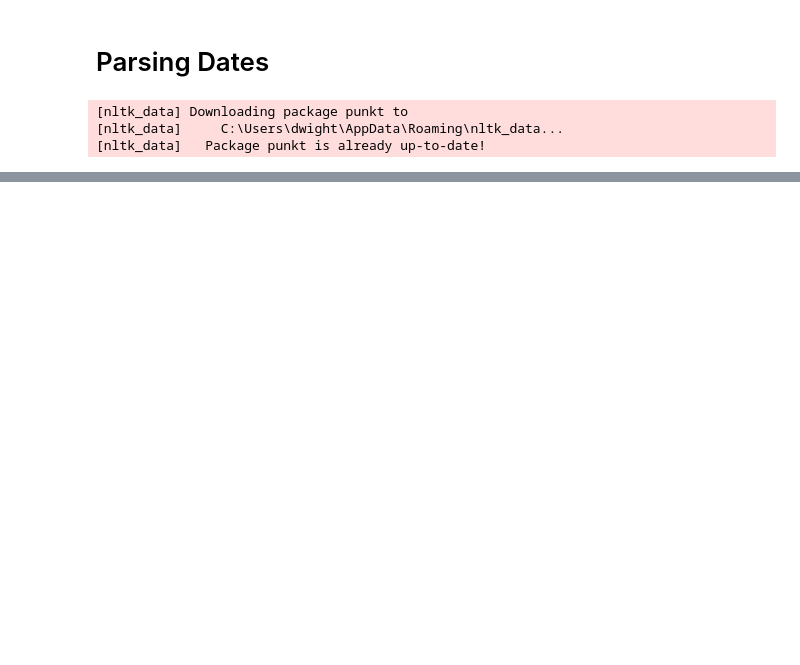
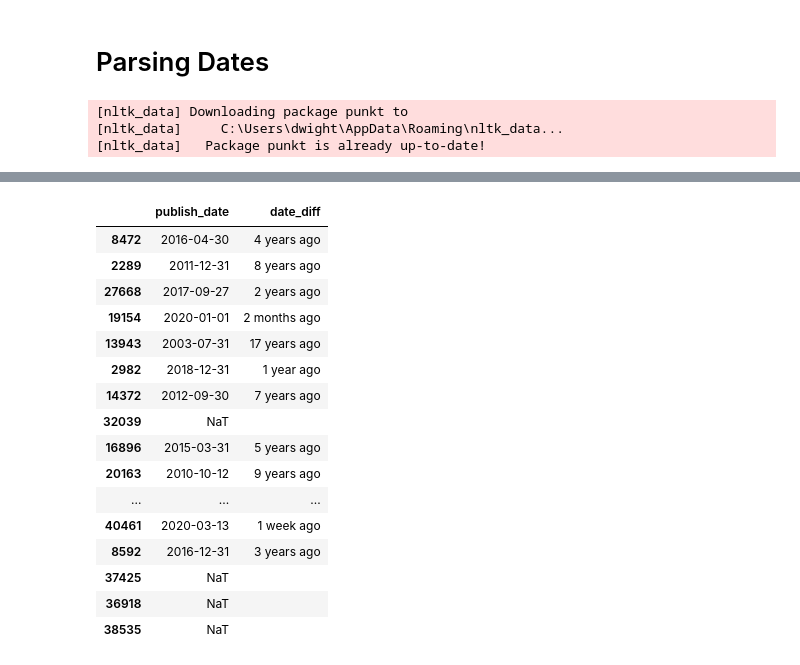
Before and after one commit to dgunning/cord19, a Jupyter notebook: parsing-dates.ipynb, the cells around one changed output, grey strips where cells are left out. Cells and saved outputs as stored; diff of their text form; code cells hidden in the pictures; blank space fills up the shorter version.

Commit message:
Add parsing of dates and date diff

```diff
--- a/parsing-dates.ipynb
+++ b/parsing-dates.ipynb
@@ -4,10 +4,13 @@
 %load_ext autoreload
 %autoreload 2
 from cord.cord19 import *
-from cord.core import parallel, ifnone
+from cord.core import parallel, ifnone, describe_dataframe
 import pandas as pd
+import numpy as np
+import pendulum
+MAX_ROWS = 2000
 pd.options.display.max_colwidth = 120
-pd.options.display.max_rows = 2000
+pd.options.display.max_rows = MAX_ROWS
 # %% [output]
 [nltk_data] Downloading package punkt to
 [nltk_data]     C:\Users\dwight\AppData\Roaming\nltk_data...
@@ -25,0 +37,2 @@ paper
+# %%
+metadata = ResearchPapers.load_metadata()
@@ -25,0 +166,2 @@ paper
+# %%
+research_papers = ResearchPapers.from_data_dir()
@@ -25,0 +181,20 @@ paper
+# %%
+research_papers.metadata.sample(2000)[['publish_date', 'date_diff']]
+# %% [output]
+|  | publish_date | date_diff |
+| 8472 | 2016-04-30 | 4 years ago |
+| 2289 | 2011-12-31 | 8 years ago |
+| 27668 | 2017-09-27 | 2 years ago |
+| 19154 | 2020-01-01 | 2 months ago |
+| 13943 | 2003-07-31 | 17 years ago |
+| 2982 | 2018-12-31 | 1 year ago |
+| 14372 | 2012-09-30 | 7 years ago |
+| 32039 | NaT |  |
+| 16896 | 2015-03-31 | 5 years ago |
+| 20163 | 2010-10-12 | 9 years ago |
+| ... | ... | ... |
+| 40461 | 2020-03-13 | 1 week ago |
+| 8592 | 2016-12-31 | 3 years ago |
+| 37425 | NaT |  |
+| 36918 | NaT |  |
+| 38535 | NaT |  |
```
Also changed, not shown: parts of 10 cells of this notebook, 4 other files.
